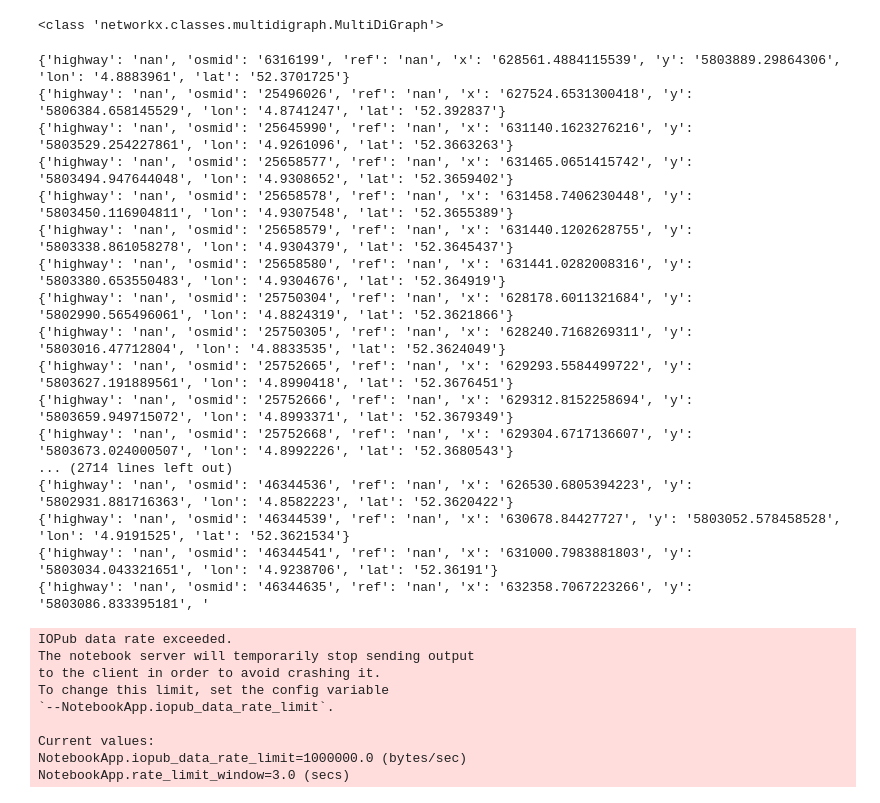
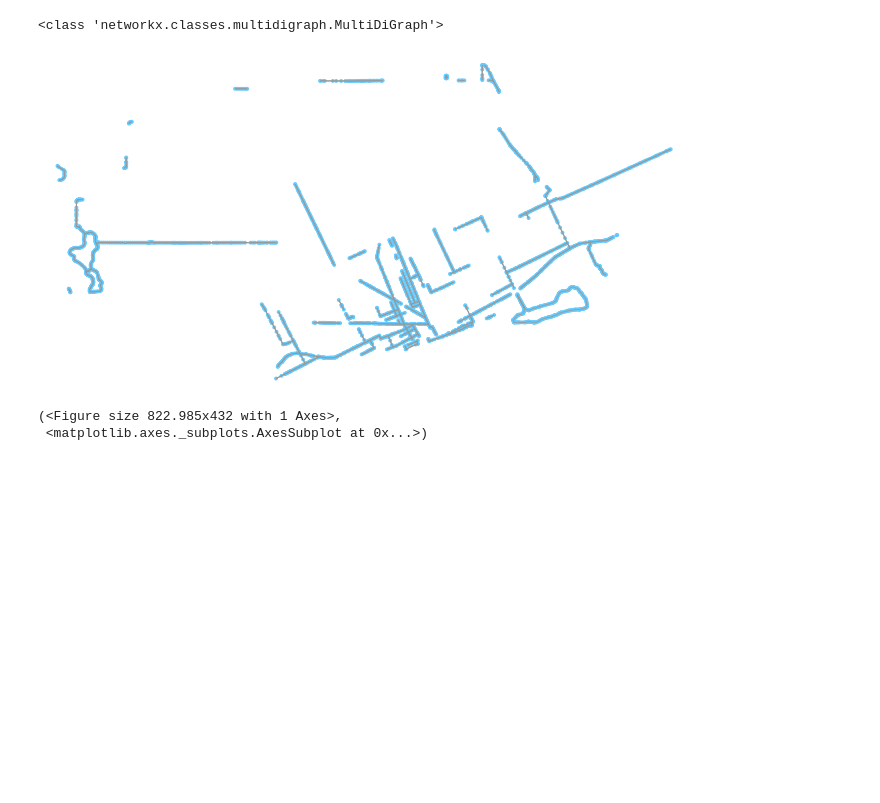
Before and after one commit to jzerez/BikeNetworks, a Jupyter notebook: code/Nate_Playground.ipynb, the cells around one changed output. Cells and saved outputs as stored; diff of their text form; code cells hidden in the pictures; blank space fills up the shorter version.

```diff
--- a/code/Nate_Playground.ipynb
+++ b/code/Nate_Playground.ipynb
@@ -1,53 +1,35 @@
 # %%
 import numpy as np
 import networkx as nx
 import os
 import osmnx as ox
+import time
 
+name='Detroit'
 # Call this function to get the data
-def get_data(city='Amsterdam', mode='bike', root_path='../data/'):
+def get_data(name='Detroit', mode='bike', root_path='../data/'):
     folders = os.listdir(root_path)
     for folder in folders:
-        if folder == city:
+        if folder == name:
             files = os.listdir(root_path+folder)
             bike_data = [file for file in files if mode in file][0]
             path = root_path + folder+ '/'+ bike_data;
-    return nx.read_graphml(path)
+            #path = folder+ '/'+ bike_data;
 
-G = get_data()
+            #print(path)
+    return ox.load_graphml('C:/Users/nlepore/ComplexityScienceProject1/data/{}/{}_bike.graphml'.format(name,name))
+    #return ox.load_graphml(path)
+G = get_data(name)
 print(type(G))
+ox.plot_graph(G)
 # %% [output]
 <class 'networkx.classes.multidigraph.MultiDiGraph'>
+[figure, added]
+(<Figure size 822.985x432 with 1 Axes>,
+ <matplotlib.axes._subplots.AxesSubplot at 0x...>)
 # %%
-for n, d in list(G.nodes(data=True)):
-    print(d)
+#for n, d in list(G.nodes(data=True)):
+#    print(d)
-# %% [output]
-{'highway': 'nan', 'osmid': '6316199', 'ref': 'nan', 'x': '628561.4884115539', 'y': '5803889.29864306', 'lon': '4.8883961', 'lat': '52.3701725'}
-{'highway': 'nan', 'osmid': '25496026', 'ref': 'nan', 'x': '627524.6531300418', 'y': '5806384.658145529', 'lon': '4.8741247', 'lat': '52.392837'}
-{'highway': 'nan', 'osmid': '25645990', 'ref': 'nan', 'x': '631140.1623276216', 'y': '5803529.254227861', 'lon': '4.9261096', 'lat': '52.3663263'}
-{'highway': 'nan', 'osmid': '25658577', 'ref': 'nan', 'x': '631465.0651415742', 'y': '5803494.947644048', 'lon': '4.9308652', 'lat': '52.3659402'}
-{'highway': 'nan', 'osmid': '25658578', 'ref': 'nan', 'x': '631458.7406230448', 'y': '5803450.116904811', 'lon': '4.9307548', 'lat': '52.3655389'}
-{'highway': 'nan', 'osmid': '25658579', 'ref': 'nan', 'x': '631440.1202628755', 'y': '5803338.861058278', 'lon': '4.9304379', 'lat': '52.3645437'}
-{'highway': 'nan', 'osmid': '25658580', 'ref': 'nan', 'x': '631441.0282008316', 'y': '5803380.653550483', 'lon': '4.9304676', 'lat': '52.364919'}
-{'highway': 'nan', 'osmid': '25750304', 'ref': 'nan', 'x': '628178.6011321684', 'y': '5802990.565496061', 'lon': '4.8824319', 'lat': '52.3621866'}
-{'highway': 'nan', 'osmid': '25750305', 'ref': 'nan', 'x': '628240.7168269311', 'y': '5803016.47712804', 'lon': '4.8833535', 'lat': '52.3624049'}
-{'highway': 'nan', 'osmid': '25752665', 'ref': 'nan', 'x': '629293.5584499722', 'y': '5803627.191889561', 'lon': '4.8990418', 'lat': '52.3676451'}
-{'highway': 'nan', 'osmid': '25752666', 'ref': 'nan', 'x': '629312.8152258694', 'y': '5803659.949715072', 'lon': '4.8993371', 'lat': '52.3679349'}
-{'highway': 'nan', 'osmid': '25752668', 'ref': 'nan', 'x': '629304.6717136607', 'y': '5803673.024000507', 'lon': '4.8992226', 'lat': '52.3680543'}
-... (2714 lines left out)
-{'highway': 'nan', 'osmid': '46344536', 'ref': 'nan', 'x': '626530.6805394223', 'y': '5802931.881716363', 'lon': '4.8582223', 'lat': '52.3620422'}
-{'highway': 'nan', 'osmid': '46344539', 'ref': 'nan', 'x': '630678.84427727', 'y': '5803052.578458528', 'lon': '4.9191525', 'lat': '52.3621534'}
-{'highway': 'nan', 'osmid': '46344541', 'ref': 'nan', 'x': '631000.7983881803', 'y': '5803034.043321651', 'lon': '4.9238706', 'lat': '52.36191'}
-{'highway': 'nan', 'osmid': '46344635', 'ref': 'nan', 'x': '632358.7067223266', 'y': '5803086.833395181', '
-IOPub data rate exceeded.
-The notebook server will temporarily stop sending output
-to the client in order to avoid crashing it.
-To change this limit, set the config variable
-`--NotebookApp.iopub_data_rate_limit`.
-
-Current values:
-NotebookApp.iopub_data_rate_limit=1000000.0 (bytes/sec)
-NotebookApp.rate_limit_window=3.0 (secs)
 # %%
 # print(G.edges(('6316199', '1360288038'), data=True))
 
```
Also changed, not shown: parts of 21 cells of this notebook.
